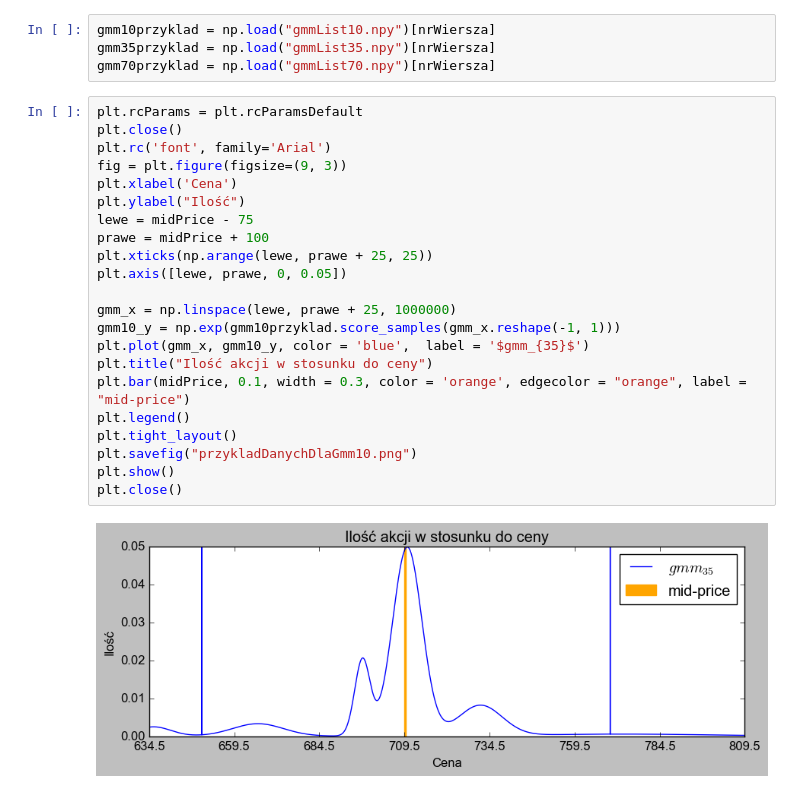
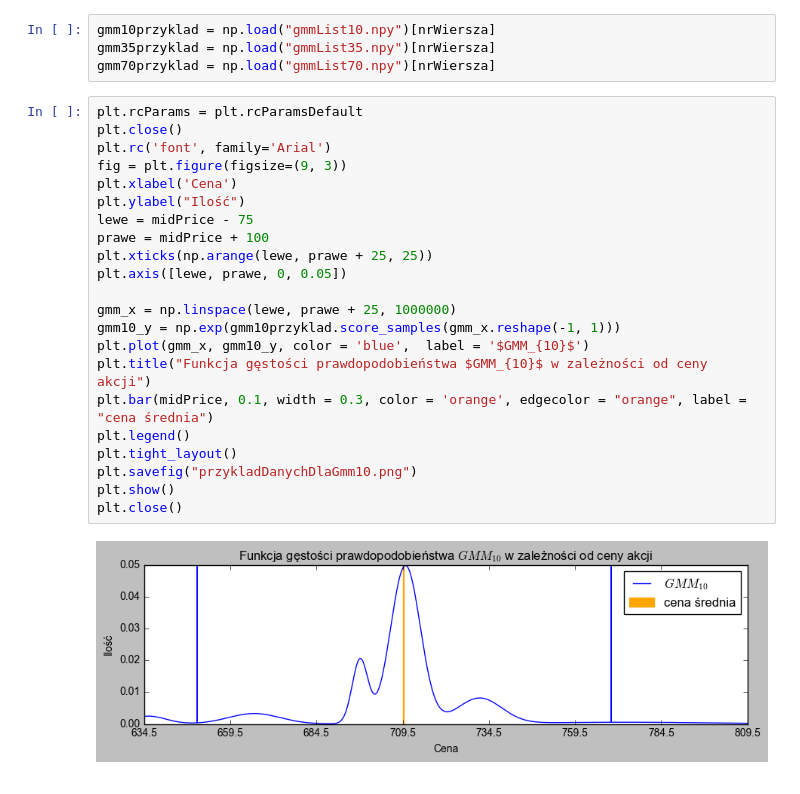
Before and after one commit to DawPawel/PracaLicencjacka, a Jupyter notebook: ostateczne/GenerowanieStruktur.ipynb, the cells around one changed output. Drawn from its saved outputs; the diff is of its cells as text.

```diff
--- a/ostateczne/GenerowanieStruktur.ipynb
+++ b/ostateczne/GenerowanieStruktur.ipynb
@@ -466,27 +466,27 @@ gmm70przyklad = np.load("gmmList70.npy")[nrWiersza]
 # %%
 plt.rcParams = plt.rcParamsDefault
 plt.close()
 plt.rc('font', family='Arial')
 fig = plt.figure(figsize=(9, 3))
 plt.xlabel('Cena')
 plt.ylabel("Ilość")
 lewe = midPrice - 75
 prawe = midPrice + 100
 plt.xticks(np.arange(lewe, prawe + 25, 25))
 plt.axis([lewe, prawe, 0, 0.05])
 
 gmm_x = np.linspace(lewe, prawe + 25, 1000000)
 gmm10_y = np.exp(gmm10przyklad.score_samples(gmm_x.reshape(-1, 1)))
-plt.plot(gmm_x, gmm10_y, color = 'blue',  label = '$gmm_{35}$')
-plt.title("Ilość akcji w stosunku do ceny")
-plt.bar(midPrice, 0.1, width = 0.3, color = 'orange', edgecolor = "orange", label = "mid-price")
+plt.plot(gmm_x, gmm10_y, color = 'blue',  label = '$GMM_{10}$')
+plt.title("Funkcja gęstości prawdopodobieństwa $GMM_{10}$ w zależności od ceny akcji")
+plt.bar(midPrice, 0.1, width = 0.3, color = 'orange', edgecolor = "orange", label = "cena średnia")
 plt.legend()
 plt.tight_layout()
 plt.savefig("przykladDanychDlaGmm10.png")
 plt.show()
 plt.close()
 # %% [output]
-[figure, old version]
+[figure, new version]
 # %%
 plt.rcParams = plt.rcParamsDefault
 plt.close()
```
Also changed, not shown: parts of 5 cells of this notebook, 15 other files.
